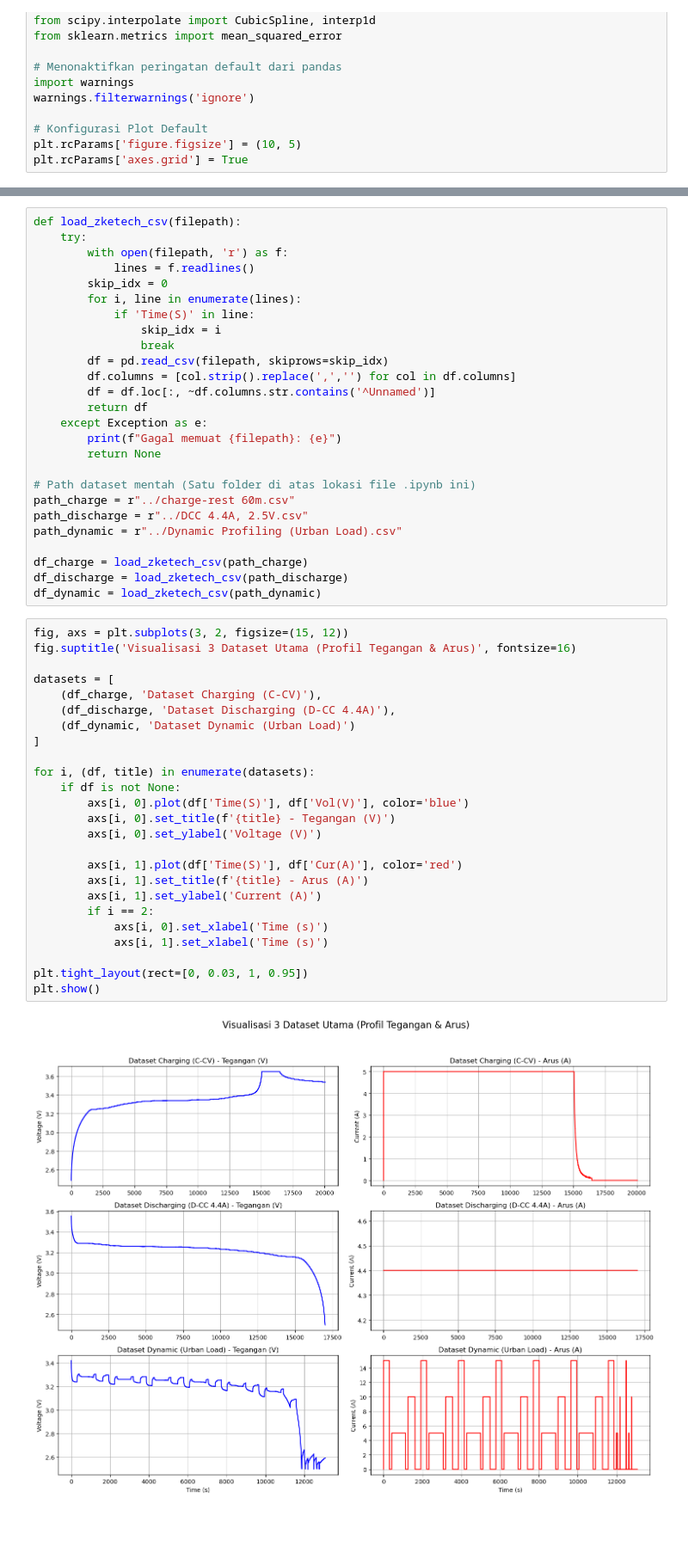
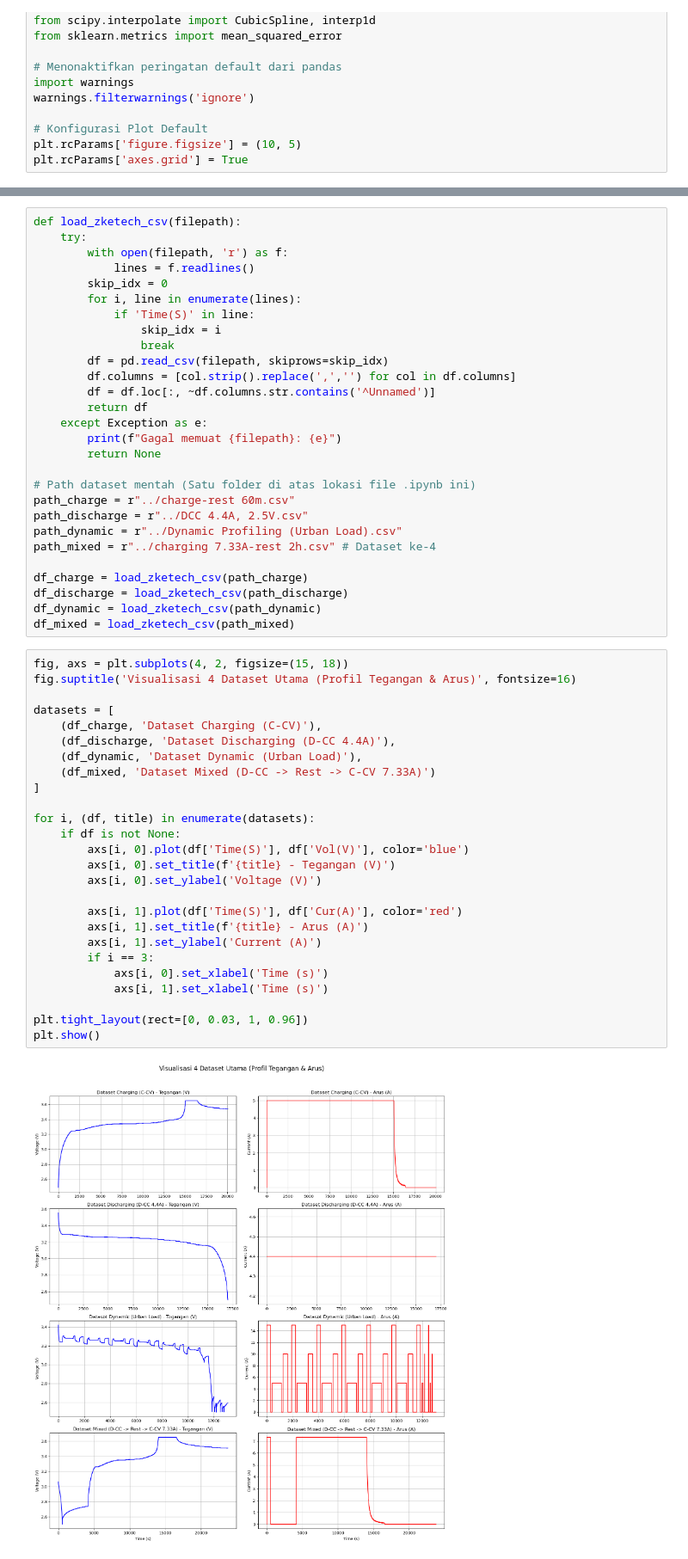
Before and after one commit to Zenalghi/Simulasi-Cell-B, a Jupyter notebook: Simulasi EKF + CC/Simulasi model dalam notebook/simulasi-A.ipynb, the cells around one changed output, grey strips where cells are left out. Shown at 86% size. Saved outputs shown, nothing was run; the diff lists cells and outputs as text; blank space fills up the shorter version.

Commit message:
tambah pengujian dataset

```diff
--- a/Simulasi EKF + CC/Simulasi model dalam notebook/simulasi-A.ipynb
+++ b/Simulasi EKF + CC/Simulasi model dalam notebook/simulasi-A.ipynb
@@ -49,37 +50,40 @@ def load_zketech_csv(filepath):
 path_charge = r"../charge-rest 60m.csv"
 path_discharge = r"../DCC 4.4A, 2.5V.csv"
 path_dynamic = r"../Dynamic Profiling (Urban Load).csv"
+path_mixed = r"../charging 7.33A-rest 2h.csv" # Dataset ke-4
 
 df_charge = load_zketech_csv(path_charge)
 df_discharge = load_zketech_csv(path_discharge)
 df_dynamic = load_zketech_csv(path_dynamic)
+df_mixed = load_zketech_csv(path_mixed)
 # %%
-fig, axs = plt.subplots(3, 2, figsize=(15, 12))
-fig.suptitle('Visualisasi 3 Dataset Utama (Profil Tegangan & Arus)', fontsize=16)
+fig, axs = plt.subplots(4, 2, figsize=(15, 18))
+fig.suptitle('Visualisasi 4 Dataset Utama (Profil Tegangan & Arus)', fontsize=16)
 
 datasets = [
     (df_charge, 'Dataset Charging (C-CV)'),
     (df_discharge, 'Dataset Discharging (D-CC 4.4A)'),
-    (df_dynamic, 'Dataset Dynamic (Urban Load)')
+    (df_dynamic, 'Dataset Dynamic (Urban Load)'),
+    (df_mixed, 'Dataset Mixed (D-CC -> Rest -> C-CV 7.33A)')
 ]
 
 for i, (df, title) in enumerate(datasets):
     if df is not None:
         axs[i, 0].plot(df['Time(S)'], df['Vol(V)'], color='blue')
         axs[i, 0].set_title(f'{title} - Tegangan (V)')
         axs[i, 0].set_ylabel('Voltage (V)')
 
         axs[i, 1].plot(df['Time(S)'], df['Cur(A)'], color='red')
         axs[i, 1].set_title(f'{title} - Arus (A)')
         axs[i, 1].set_ylabel('Current (A)')
-        if i == 2:
+        if i == 3:
             axs[i, 0].set_xlabel('Time (s)')
             axs[i, 1].set_xlabel('Time (s)')
 
-plt.tight_layout(rect=[0, 0.03, 1, 0.95])
+plt.tight_layout(rect=[0, 0.03, 1, 0.96])
 plt.show()
 # %% [output]
-[figure, old version]
+[figure, new version]
 # %% [markdown]
 ## 2. Penjelasan Perumusan Ground Truth, LUT, & Parameter EKF
 Setelah melihat profil data mentah, kita merumuskan LUT (Look-Up Table) dan matriks yang ditanam di dalam mikrokontroler (ESP32) untuk pemrosesan EKF. File `GroundTruth_OCV_SOC_LiFePO4.csv` digunakan sebagai rujukan Benchmark Mutlak.
```
Also changed, not shown: parts of 6 cells of this notebook, 8 other files.
